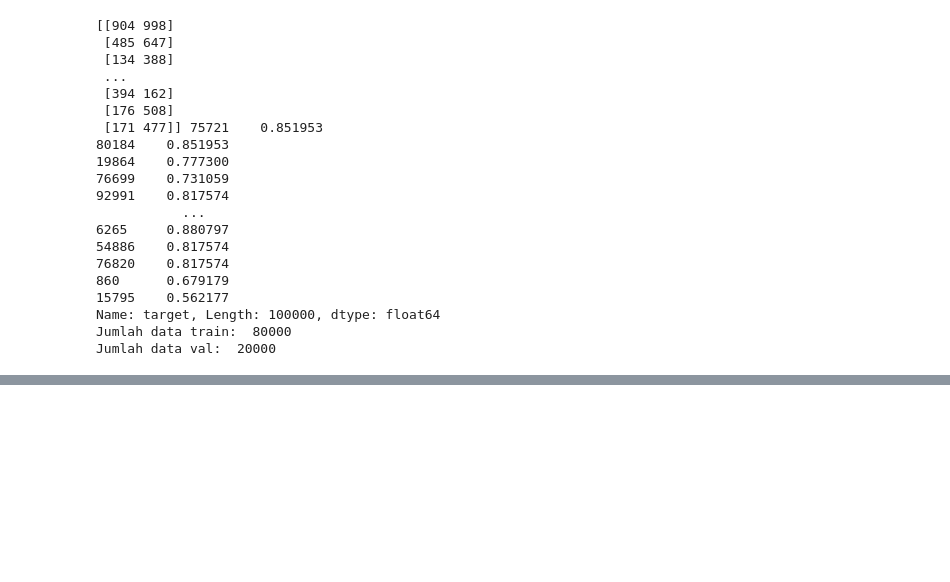
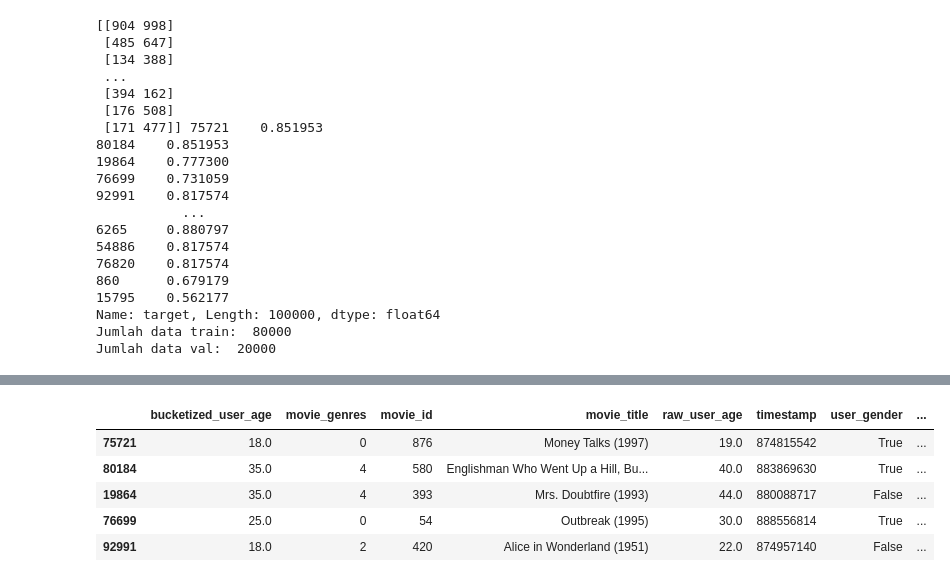
Before and after one commit to C24-MR01/nbs-ml, a Jupyter notebook: collaborative-filtering.ipynb, the cells around one changed output, grey strips where cells are left out. Drawn from its saved outputs; the diff is of its cells as text; code cells hidden in the pictures; blank space fills up the shorter version.

```diff
--- a/collaborative-filtering.ipynb
+++ b/collaborative-filtering.ipynb
@@ -338,0 +370,9 @@ Top 10 movie recommendations
+# %%
+df.head()
+# %% [output]
+|  | bucketized_user_age | movie_genres | movie_id | movie_title | raw_user_age | timestamp | user_gender | ... |
+| 75721 | 18.0 | 0 | 876 | Money Talks (1997) | 19.0 | 874815542 | True | ... |
+| 80184 | 35.0 | 4 | 580 | Englishman Who Went Up a Hill, Bu... | 40.0 | 883869630 | True | ... |
+| 19864 | 35.0 | 4 | 393 | Mrs. Doubtfire (1993) | 44.0 | 880088717 | False | ... |
+| 76699 | 25.0 | 0 | 54 | Outbreak (1995) | 30.0 | 888556814 | True | ... |
+| 92991 | 18.0 | 2 | 420 | Alice in Wonderland (1951) | 22.0 | 874957140 | False | ... |
```
Also changed, not shown: parts of 20 cells of this notebook, 7 other files.
